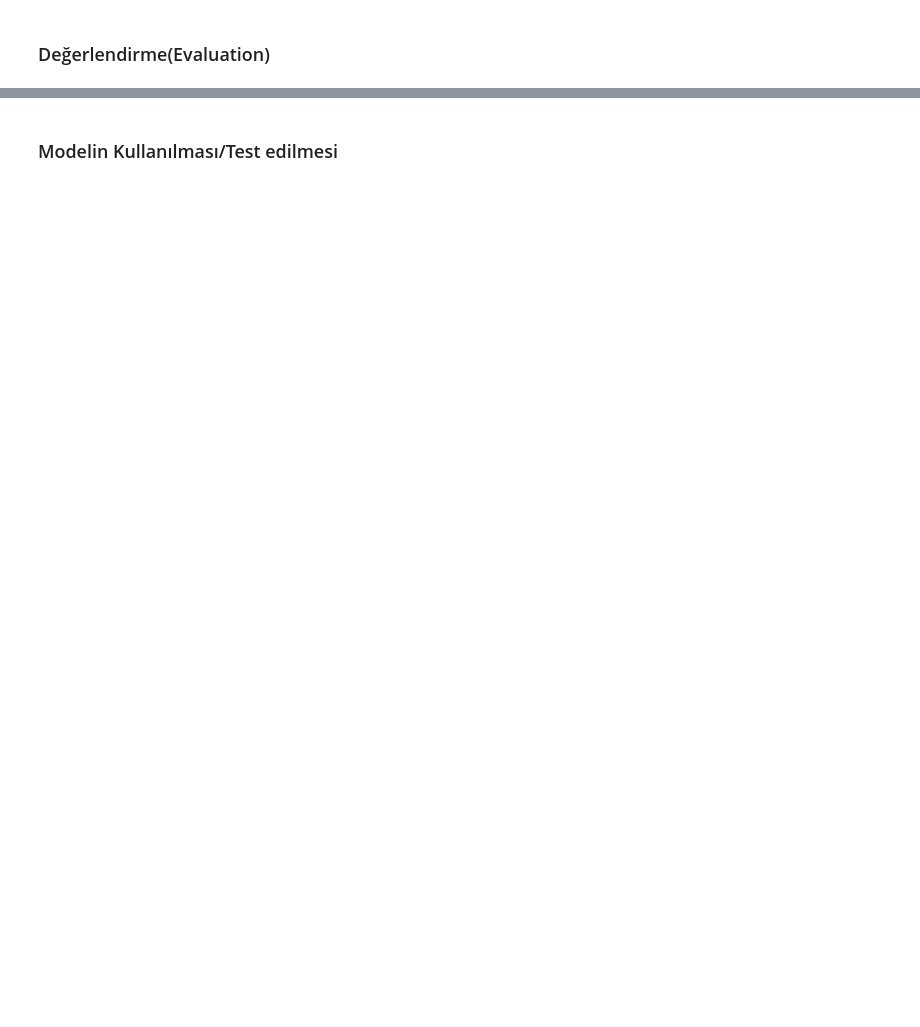
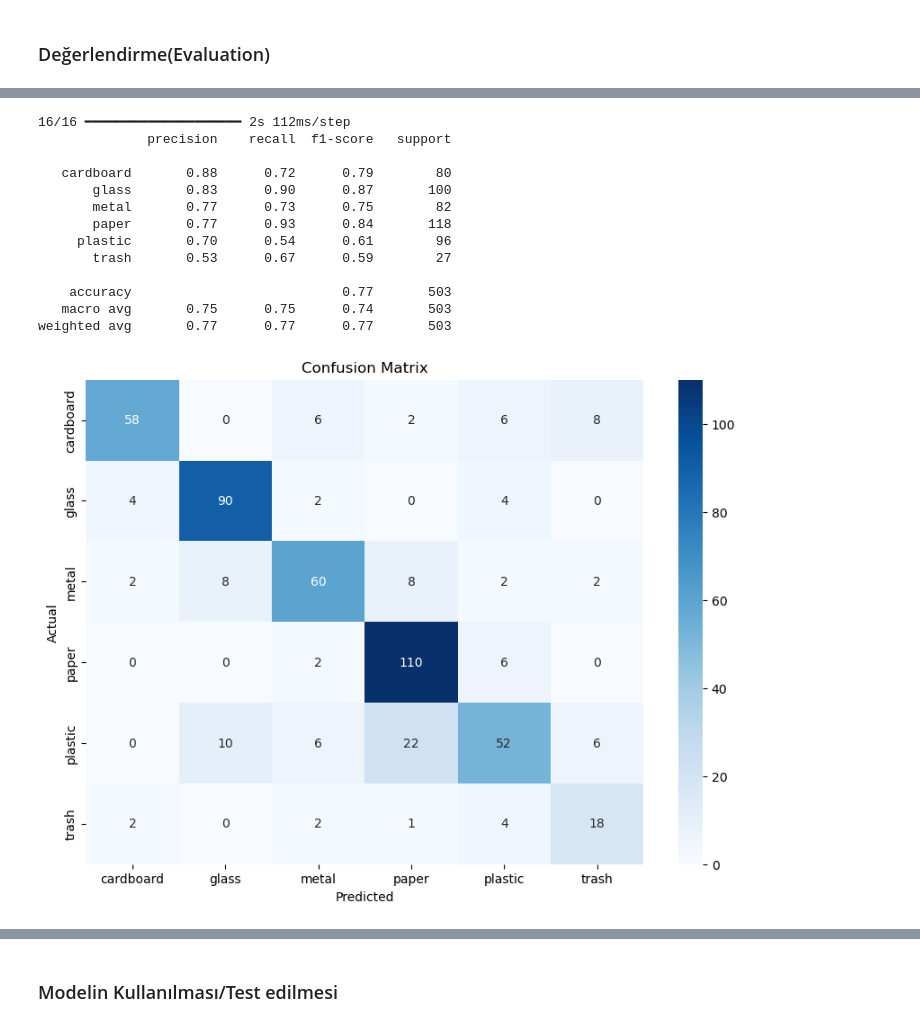
Before and after one commit to gulyilmazz/Solid_waste_detection_with_CNN, a Jupyter notebook: cnn_kati_atik.ipynb, the cells around one changed output, grey strips where cells are left out. Saved outputs shown, nothing was run; the diff lists cells and outputs as text; code cells hidden in the pictures; blank space fills up the shorter version.

```diff
--- a/cnn_kati_atik.ipynb
+++ b/cnn_kati_atik.ipynb
@@ -328,9 +344,54 @@ print("\nTest recall: %.lf%%" %(100.0 * recall))
 # %%
-# Classification REPORT
-x_test, y_test = test_generator.next()
+from sklearn.metrics import classification_report, confusion_matrix
+import seaborn as sns
+import matplotlib.pyplot as plt
+import numpy as np
+
+# Sınıf isimlerini al
+class_names = list(test_generator.class_indices.keys())
+
+# Tüm test verisini topla
+x_test, y_test = [], []
+for i in range(len(test_generator)):
+    x, y = test_generator[i]
+    x_test.extend(x)
+    y_test.extend(y)
+
+x_test = np.array(x_test)
+y_test = np.array(y_test)
+
+# Tahmin
 y_pred = model.predict(x_test)
 y_pred = np.argmax(y_pred, axis=1)
-y_test=np.argmax(y_test, axis=1)
+y_test = np.argmax(y_test, axis=1)
+
+# Classification report
+print(classification_report(y_test, y_pred, target_names=class_names))
+
+# Confusion matrix
+cm = confusion_matrix(y_test, y_pred)
+plt.figure(figsize=(10, 7))
+sns.heatmap(cm, annot=True, fmt='d', cmap='Blues',
+            xticklabels=class_names, yticklabels=class_names)
+plt.xlabel('Predicted')
+plt.ylabel('Actual')
+plt.title('Confusion Matrix')
+plt.show()
+# %% [output]
+16/16 ━━━━━━━━━━━━━━━━━━━━ 2s 112ms/step
+              precision    recall  f1-score   support
+
+   cardboard       0.88      0.72      0.79        80
+       glass       0.83      0.90      0.87       100
+       metal       0.77      0.73      0.75        82
+       paper       0.77      0.93      0.84       118
+     plastic       0.70      0.54      0.61        96
+       trash       0.53      0.67      0.59        27
+
+    accuracy                           0.77       503
+   macro avg       0.75      0.75      0.74       503
+weighted avg       0.77      0.77      0.77       503
+[figure, added]
 # %%
 target_names = list(waste_labels.keys())
 # %%
```
Also changed, not shown: parts of 15 cells of this notebook, 3 other files.
